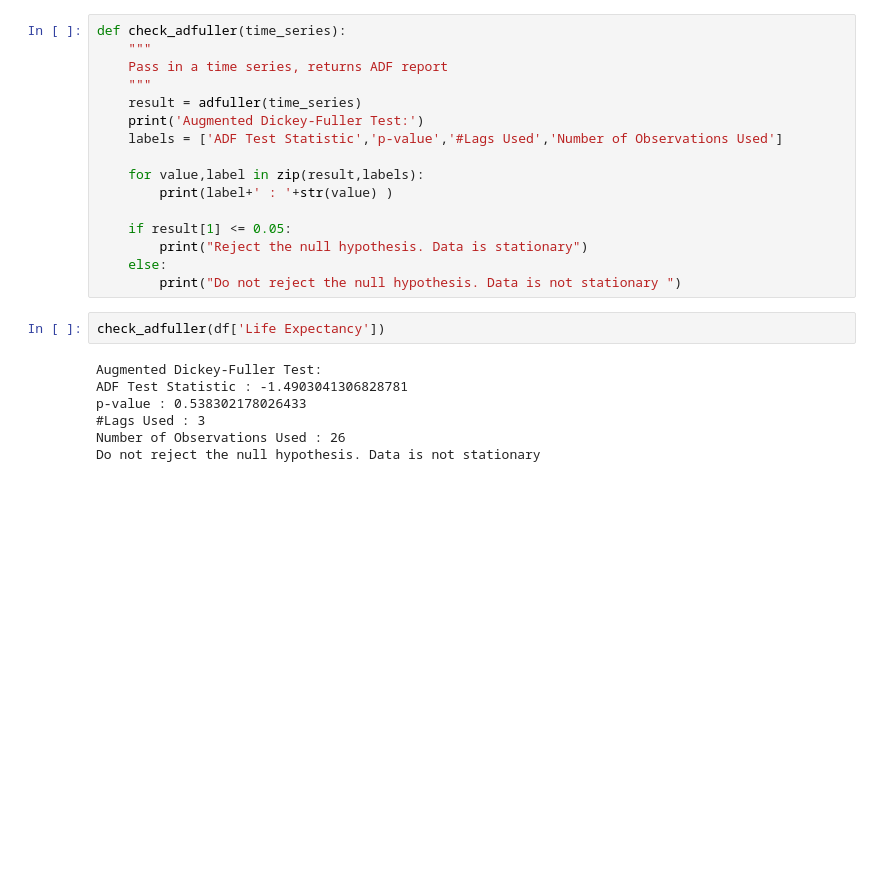
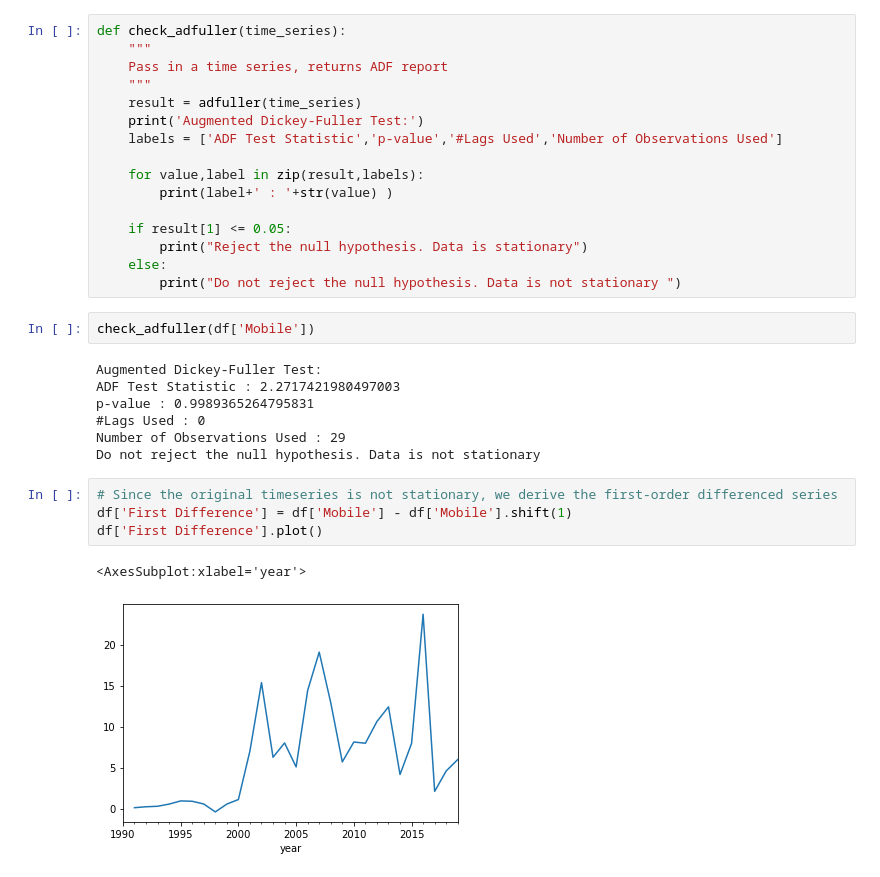
Before and after one commit to pant411/final_stat_pant, a Jupyter notebook: part4_time_series_mobile.ipynb, the cells around one changed output. Cells and saved outputs as stored; diff of their text form; blank space fills up the shorter version.

```diff
--- a/part4_time_series.ipynb
+++ b/part4_time_series_mobile.ipynb
@@ -114,11 +116,18 @@ def check_adfuller(time_series):
     else:
         print("Do not reject the null hypothesis. Data is not stationary ")
 # %%
-check_adfuller(df['Life Expectancy'])
+check_adfuller(df['Mobile'])
 # %% [output]
 Augmented Dickey-Fuller Test:
-ADF Test Statistic : -1.4903041306828781
-p-value : 0.538302178026433
-#Lags Used : 3
-Number of Observations Used : 26
+ADF Test Statistic : 2.2717421980497003
+p-value : 0.9989365264795831
+#Lags Used : 0
+Number of Observations Used : 29
 Do not reject the null hypothesis. Data is not stationary
+# %%
+# Since the original timeseries is not stationary, we derive the first-order differenced series
+df['First Difference'] = df['Mobile'] - df['Mobile'].shift(1)
+df['First Difference'].plot()
+# %% [output]
+<AxesSubplot:xlabel='year'>
+[figure, added]
```
Also changed, not shown: parts of 22 cells of this notebook, 2 other files.
